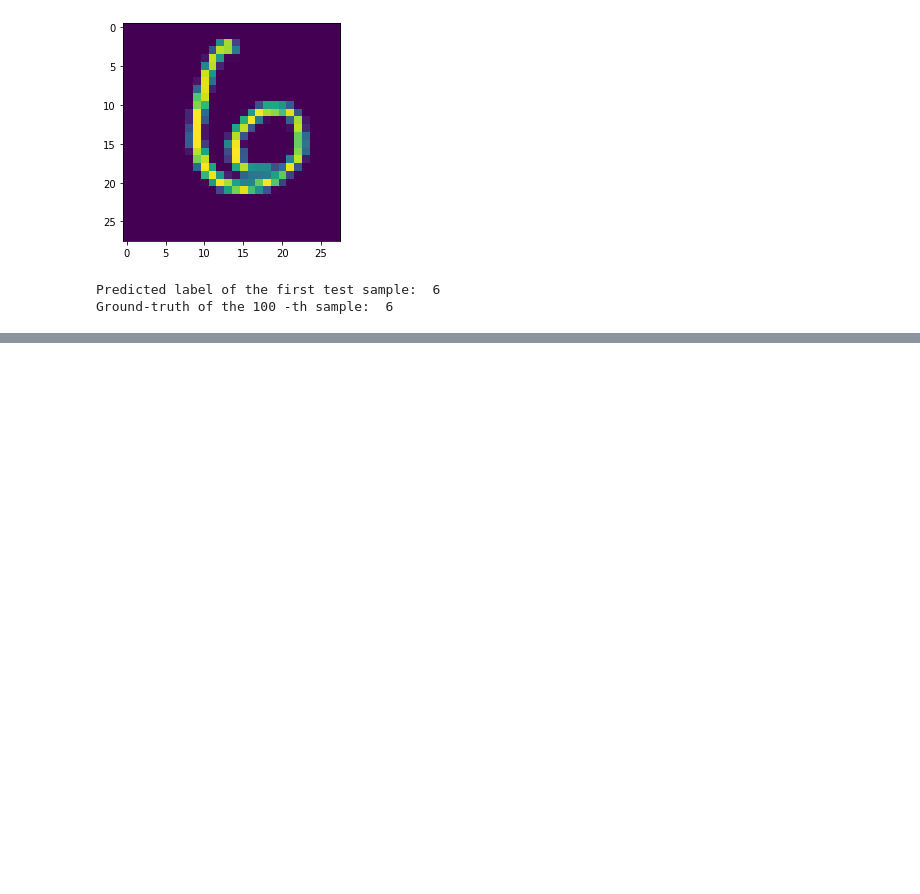
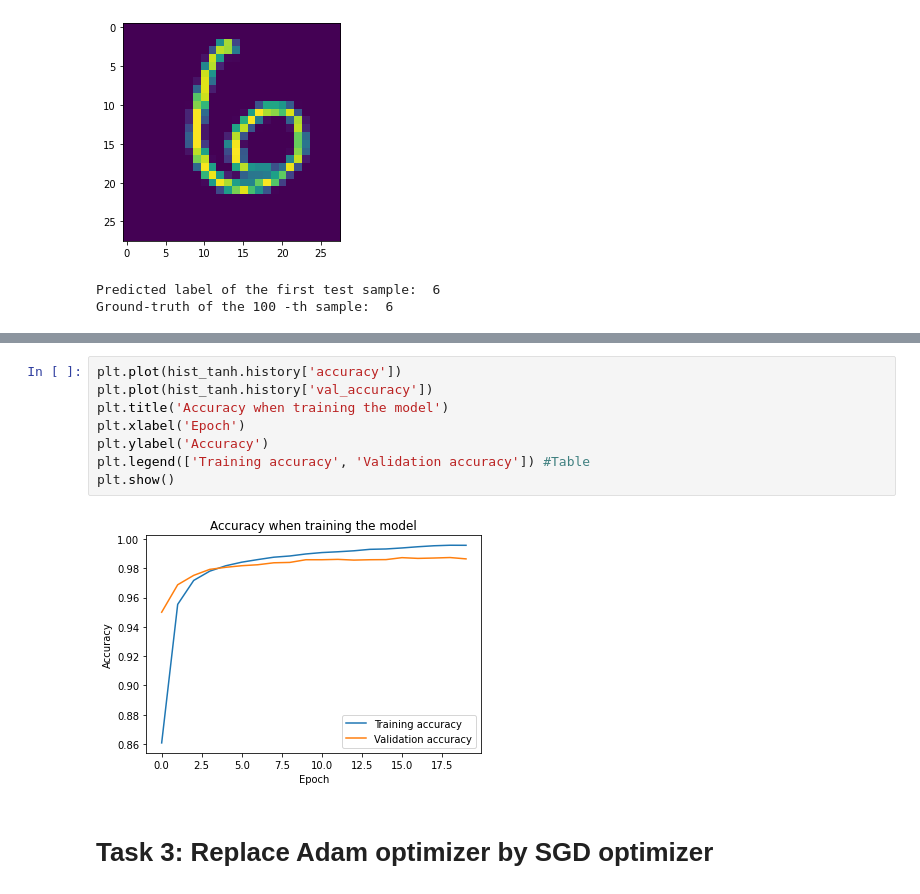
Before and after one commit to pbduy/MachineLearning, a Jupyter notebook: CNN_Convolution_Neural_Network.ipynb, the cells around one changed output, grey strips where cells are left out. Cells and saved outputs as stored; diff of their text form; blank space fills up the shorter version.

```diff
--- a/CNN_Convolution_Neural_Network.ipynb
+++ b/CNN_Convolution_Neural_Network.ipynb
@@ -128,0 +292,12 @@ Ground-truth of the 100 -th sample:  6
+# %%
+plt.plot(hist_tanh.history['accuracy'])
+plt.plot(hist_tanh.history['val_accuracy'])
+plt.title('Accuracy when training the model')
+plt.xlabel('Epoch')
+plt.ylabel('Accuracy')
+plt.legend(['Training accuracy', 'Validation accuracy']) #Table
+plt.show()
+# %% [output]
+[figure, added]
+# %% [markdown]
+# Task 3: Replace Adam optimizer by SGD optimizer
```
Also changed, not shown: parts of 21 cells of this notebook.
